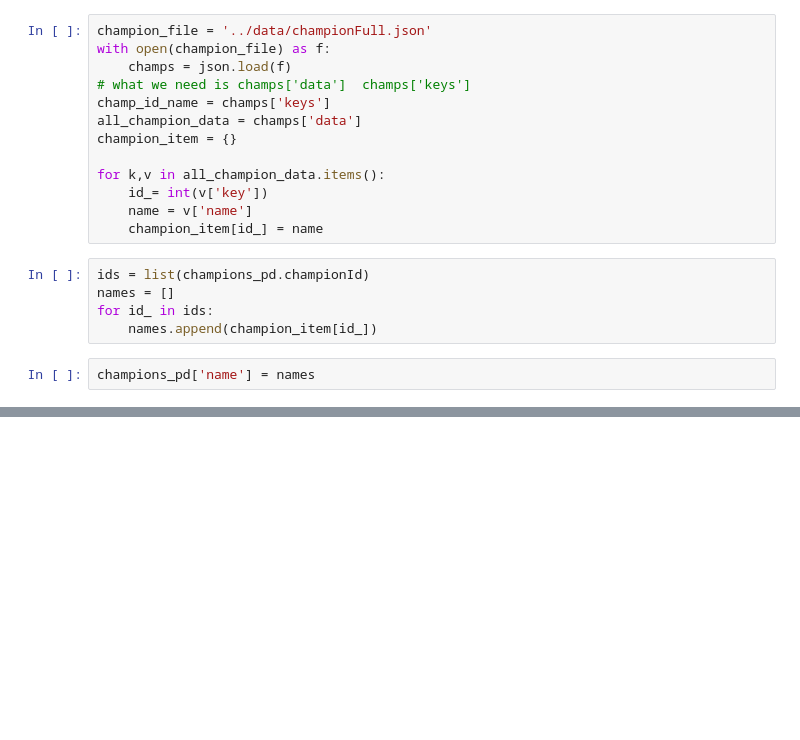
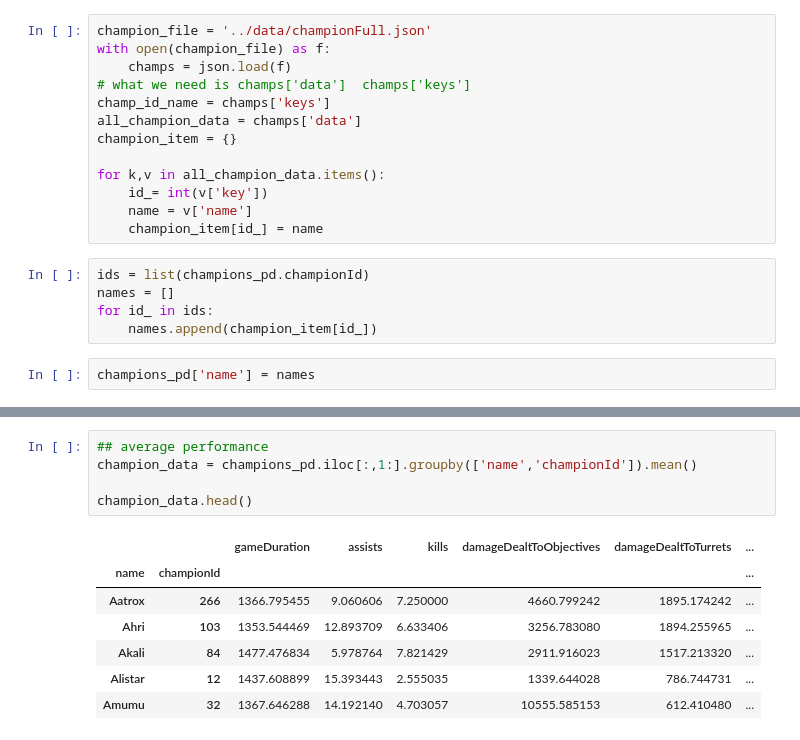
Before and after one commit to Zhizhizhi997/DSCI553_Project, a Jupyter notebook: src/match_process.ipynb, the cells around one changed output, grey strips where cells are left out. Cells and saved outputs as stored; diff of their text form; blank space fills up the shorter version.

```diff
--- a/src/match_process.ipynb
+++ b/src/match_process.ipynb
@@ -128,0 +129,13 @@ champions_pd
+# %%
+## average performance
+champion_data = champions_pd.iloc[:,1:].groupby(['name','championId']).mean()
+
+champion_data.head()
+# %% [output]
+|  |  | gameDuration | assists | kills | damageDealtToObjectives | damageDealtToTurrets | ... |
+| name | championId |  |  |  |  |  | ... |
+| Aatrox | 266 | 1366.795455 | 9.060606 | 7.250000 | 4660.799242 | 1895.174242 | ... |
+| Ahri | 103 | 1353.544469 | 12.893709 | 6.633406 | 3256.783080 | 1894.255965 | ... |
+| Akali | 84 | 1477.476834 | 5.978764 | 7.821429 | 2911.916023 | 1517.213320 | ... |
+| Alistar | 12 | 1437.608899 | 15.393443 | 2.555035 | 1339.644028 | 786.744731 | ... |
+| Amumu | 32 | 1367.646288 | 14.192140 | 4.703057 | 10555.585153 | 612.410480 | ... |
```
Also changed, not shown: parts of 4 cells of this notebook.
